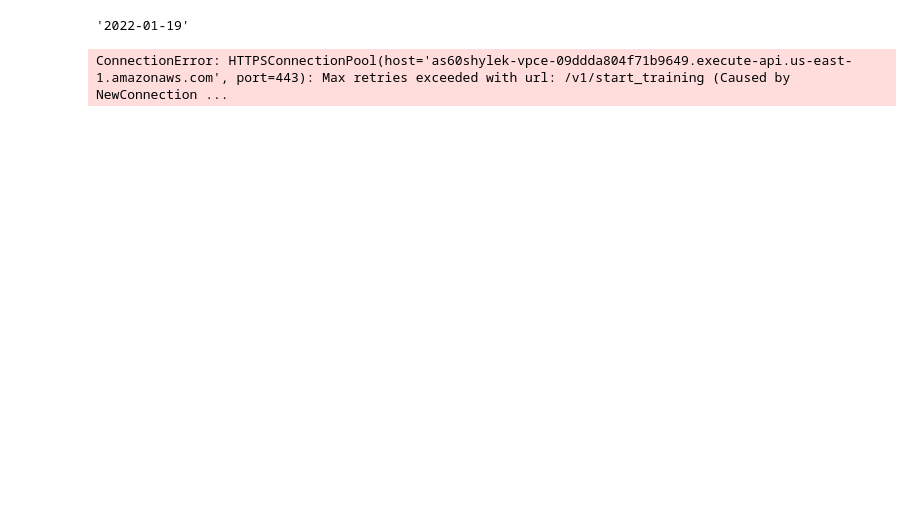
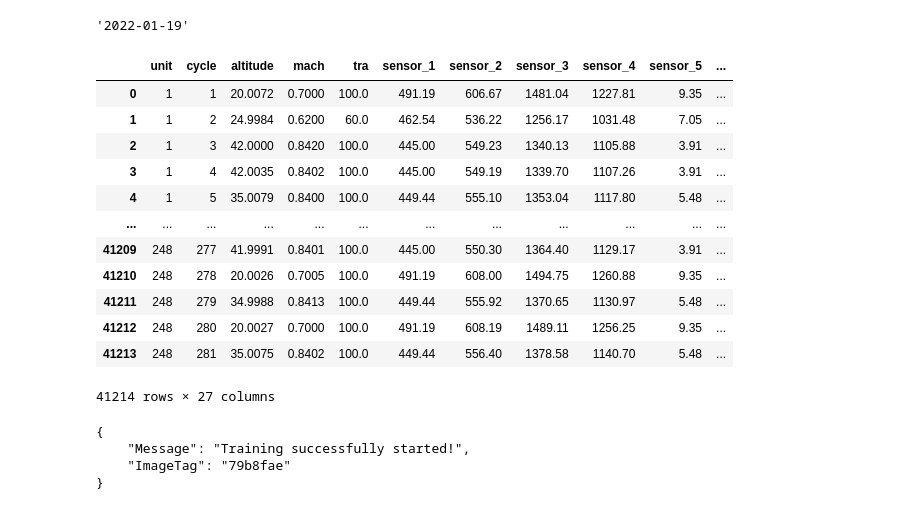
Before and after one commit to TomislavZupanovic/AWSBlackBelt-Capstone, a Jupyter notebook: EDA_notebooks/EDA.ipynb, the cells around one changed output. Drawn from its saved outputs; the diff is of its cells as text; code cells hidden in the pictures; blank space fills up the shorter version.

```diff
--- a/EDA_notebooks/EDA.ipynb
+++ b/EDA_notebooks/EDA.ipynb
@@ -469,6 +503,22 @@ test_target['unit'] = [i for i in range(1, len(test_target)+1)]
 for unit in raw_test_data['unit'].unique():
     rul = test_target.loc[test_target['unit'] == unit, 'rul'].item()
     raw_test_data.loc[raw_test_data['unit'] == unit, 'rul'] = rul
+# %%
+raw_test_data
+# %% [output]
+|  | unit | cycle | altitude | mach | tra | sensor_1 | sensor_2 | sensor_3 | sensor_4 | sensor_5 | ... |
+| 0 | 1 | 1 | 20.0072 | 0.7000 | 100.0 | 491.19 | 606.67 | 1481.04 | 1227.81 | 9.35 | ... |
+| 1 | 1 | 2 | 24.9984 | 0.6200 | 60.0 | 462.54 | 536.22 | 1256.17 | 1031.48 | 7.05 | ... |
+| 2 | 1 | 3 | 42.0000 | 0.8420 | 100.0 | 445.00 | 549.23 | 1340.13 | 1105.88 | 3.91 | ... |
+| 3 | 1 | 4 | 42.0035 | 0.8402 | 100.0 | 445.00 | 549.19 | 1339.70 | 1107.26 | 3.91 | ... |
+| 4 | 1 | 5 | 35.0079 | 0.8400 | 100.0 | 449.44 | 555.10 | 1353.04 | 1117.80 | 5.48 | ... |
+| ... | ... | ... | ... | ... | ... | ... | ... | ... | ... | ... | ... |
+| 41209 | 248 | 277 | 41.9991 | 0.8401 | 100.0 | 445.00 | 550.30 | 1364.40 | 1129.17 | 3.91 | ... |
+| 41210 | 248 | 278 | 20.0026 | 0.7005 | 100.0 | 491.19 | 608.00 | 1494.75 | 1260.88 | 9.35 | ... |
+| 41211 | 248 | 279 | 34.9988 | 0.8413 | 100.0 | 449.44 | 555.92 | 1370.65 | 1130.97 | 5.48 | ... |
+| 41212 | 248 | 280 | 20.0027 | 0.7000 | 100.0 | 491.19 | 608.19 | 1489.11 | 1256.25 | 9.35 | ... |
+| 41213 | 248 | 281 | 35.0075 | 0.8402 | 100.0 | 449.44 | 556.40 | 1378.58 | 1140.70 | 5.48 | ... |
+41214 rows × 27 columns
 # %%
 with io.StringIO() as csv_buffer:
     raw_train_data.to_csv(csv_buffer, index=False, header=False)
@@ -487,4 +549,9 @@ api_handler = MLOpsAPI()
 # %%
-api_handler.start_training(training_data_path="curated/total/parquet/train/2022-01-19-train.parquet")
+
+api_handler.start_training(training_data_path="curated/total/parquet/train/2022-01-19-train.parquet", features=selected_features,
+                           n_estimators=n_estimators, max_depth=max_depth, min_child_weight=min_child_weight, reg_lambda=reg_lambda, gamma=gamma)
 # %% [output]
-ConnectionError: HTTPSConnectionPool(host='as60shylek-vpce-09ddda804f71b9649.execute-api.us-east-1.amazonaws.com', port=443): Max retries exceeded with url: /v1/start_training (Caused by NewConnection ...
+{
+    "Message": "Training successfully started!",
+    "ImageTag": "79b8fae"
+}
```
Also changed, not shown: parts of 19 cells of this notebook, 3 other files.
